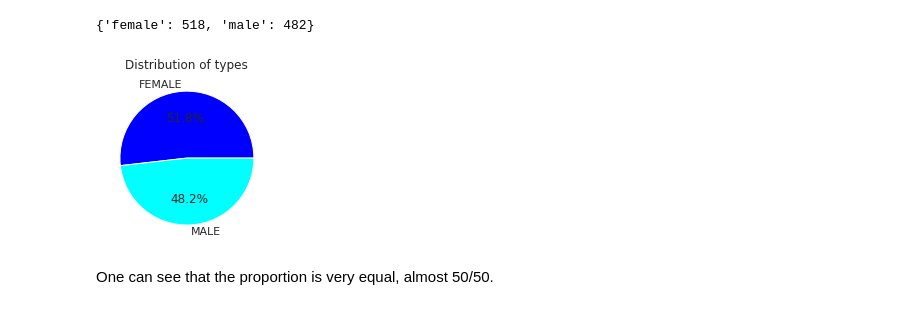
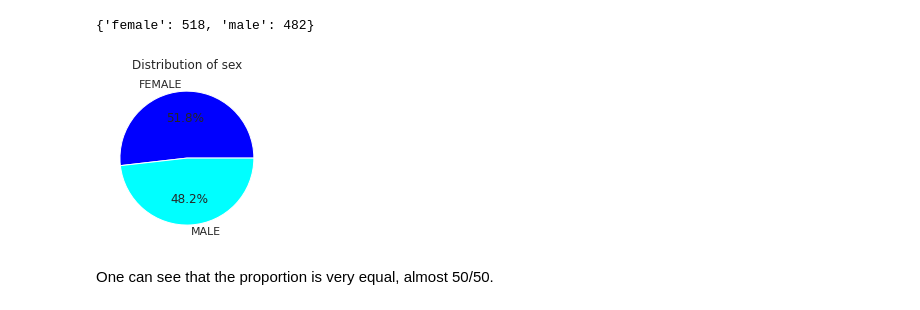
Before and after one commit to luis-fnogueira/students-performance, a Jupyter notebook: students-performance.ipynb, the cells around one changed output. Saved outputs shown, nothing was run; the diff lists cells and outputs as text; code cells hidden in the pictures.

```diff
--- a/students-performance.ipynb
+++ b/students-performance.ipynb
@@ -183,23 +181,23 @@ print(proportion)
 # %%
 # Data to plot
 labels = []
 sizes = []
 
 for x, y in proportion.items():
     labels.append(x)
     sizes.append(y)
 
 labels = [x.upper() for x in labels]
 colors_list = ['blue','cyan']
 
 # Plot
 plt.pie(sizes, labels=labels, colors=colors_list, autopct='%.1f%%')
-plt.title("Distribution of types")
+plt.title("Distribution of sex")
 
 
 plt.show()
 # %% [output]
-[figure, old version]
+[figure, new version]
 # %% [markdown]
 One can see that the proportion is very equal, almost 50/50.
 # %% [markdown]
```
Also changed, not shown: parts of 5 cells of this notebook.
